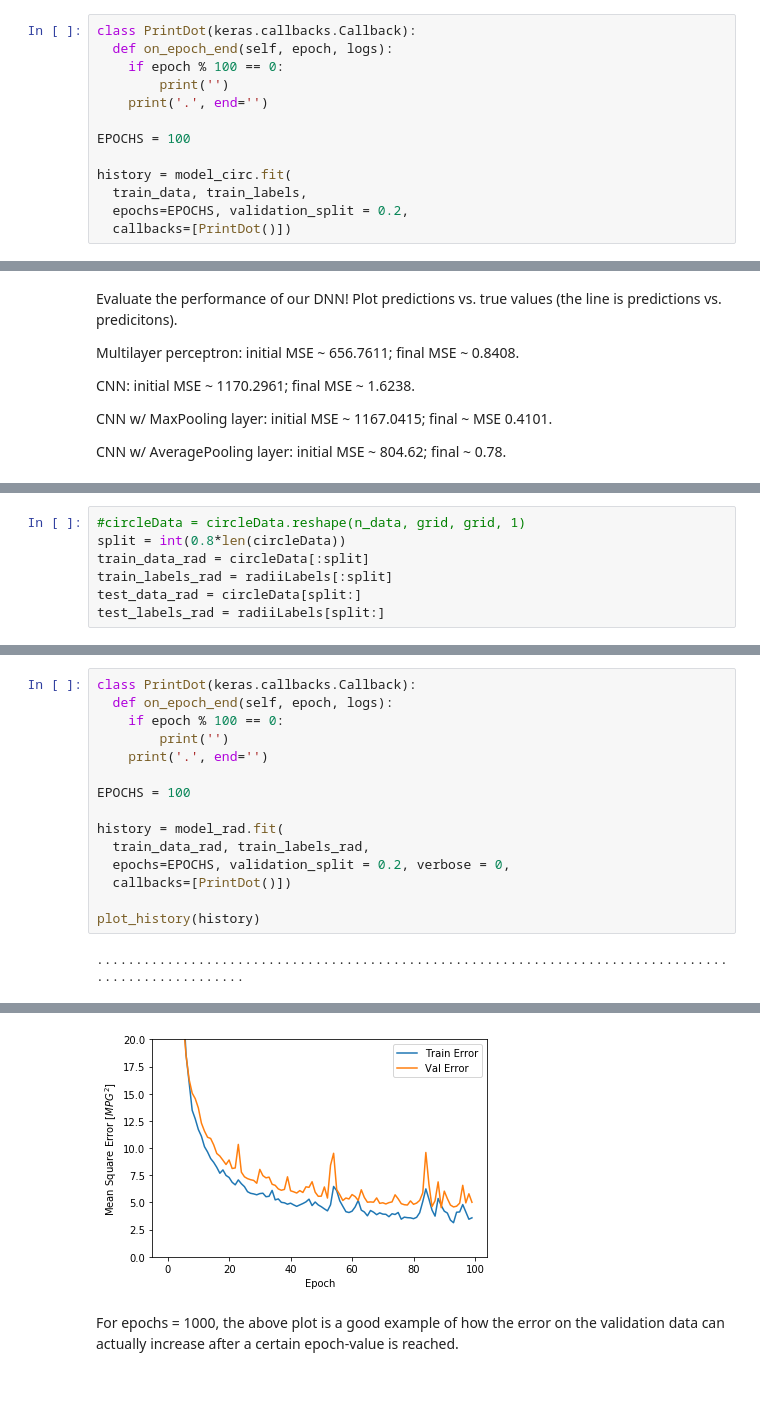
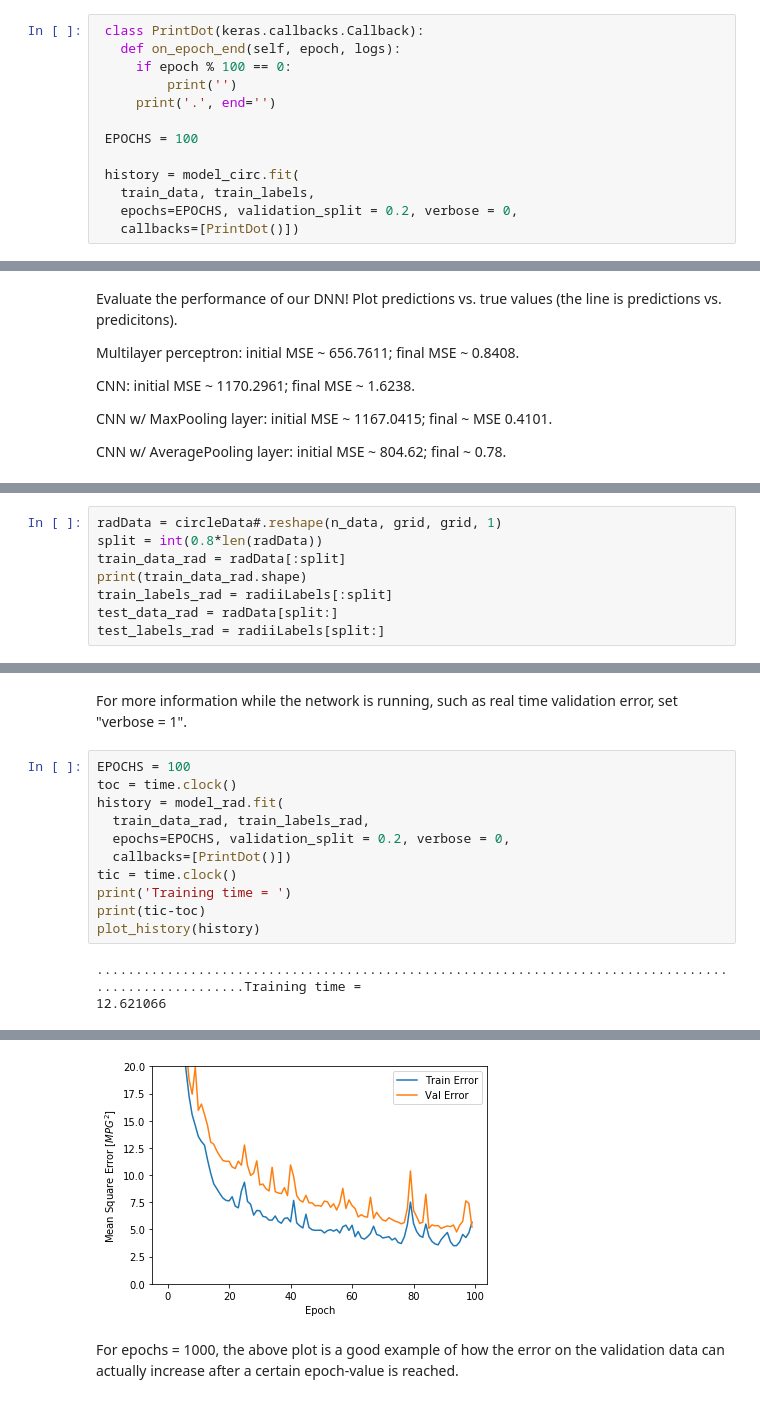
Before and after one commit to mdmorris/CNNsimple, a Jupyter notebook: CNN.ipynb, the cells around one changed output, grey strips where cells are left out. Cells and saved outputs as stored; diff of their text form.

```diff
--- a/CNN.ipynb
+++ b/CNN.ipynb
@@ -139,16 +138,16 @@ array([[-0.2516661 ],
 # %% [markdown]
 Now train! (warning: if building CNN, computer tends to get loud)
 # %%
-class PrintDot(keras.callbacks.Callback):
-  def on_epoch_end(self, epoch, logs):
-    if epoch % 100 == 0:
-        print('')
-    print('.', end='')
+ class PrintDot(keras.callbacks.Callback):
+   def on_epoch_end(self, epoch, logs):
+     if epoch % 100 == 0:
+         print('')
+     print('.', end='')
 
-EPOCHS = 100
+ EPOCHS = 100
 
-history = model_circ.fit(
-  train_data, train_labels,
-  epochs=EPOCHS, validation_split = 0.2,
-  callbacks=[PrintDot()])
+ history = model_circ.fit(
+   train_data, train_labels,
+   epochs=EPOCHS, validation_split = 0.2, verbose = 0,
+   callbacks=[PrintDot()])
 # %% [output]
@@ -251,7 +237,8 @@ To use CNN, uncomment "circleData = circleData.reshape(n_data, grid, grid, 1)"
 # %%
-#circleData = circleData.reshape(n_data, grid, grid, 1)
-split = int(0.8*len(circleData))
-train_data_rad = circleData[:split]
+radData = circleData#.reshape(n_data, grid, grid, 1)
+split = int(0.8*len(radData))
+train_data_rad = radData[:split]
+print(train_data_rad.shape)
 train_labels_rad = radiiLabels[:split]
-test_data_rad = circleData[split:]
+test_data_rad = radData[split:]
 test_labels_rad = radiiLabels[split:]
@@ -299,17 +293,16 @@ array([[-0.4709178 , -0.48093927],
+# %% [markdown]
+For more information while the network is running, such as real time validation error, set "verbose = 1".
 # %%
-class PrintDot(keras.callbacks.Callback):
-  def on_epoch_end(self, epoch, logs):
-    if epoch % 100 == 0:
-        print('')
-    print('.', end='')
-
 EPOCHS = 100
-
+toc = time.clock()
 history = model_rad.fit(
   train_data_rad, train_labels_rad,
   epochs=EPOCHS, validation_split = 0.2, verbose = 0,
   callbacks=[PrintDot()])
-
+tic = time.clock()
+print('Training time = ')
+print(tic-toc)
 plot_history(history)
 # %% [output]
-....................................................................................................
+....................................................................................................Training time =
+12.621066
@@ -317,4 +310,4 @@ plot_history(history)
-[figure, old version]
+[figure, new version]
 # %% [markdown]
 For epochs = 1000, the above plot is a good example of how the error on the validation data can actually increase after a certain epoch-value is reached.
 # %%
```
Also changed, not shown: parts of 18 cells of this notebook.
